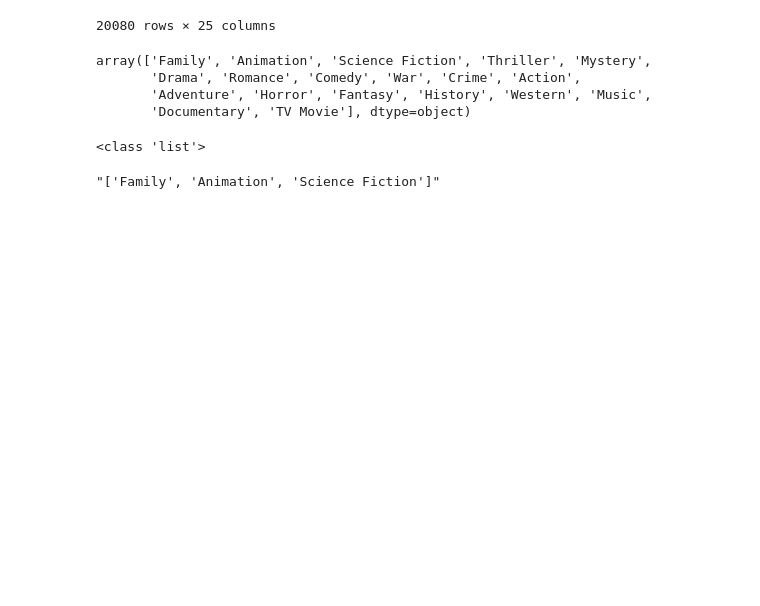
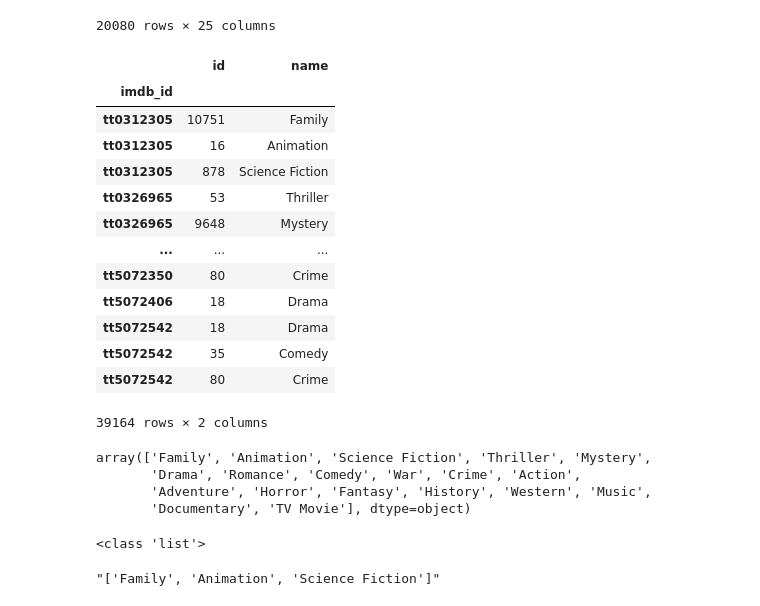
Before and after one commit to jonnunez92/IMDB-MySQL, a Jupyter notebook: IMDB - Part 4_Hypothesis Testing - Jonathan Nunez.ipynb, the cells around one changed output. Cells and saved outputs as stored; diff of their text form; code cells hidden in the pictures; blank space fills up the shorter version.

```diff
--- a/IMDB - Part 4_Hypothesis Testing - Jonathan Nunez.ipynb
+++ b/IMDB - Part 4_Hypothesis Testing - Jonathan Nunez.ipynb
@@ -745,6 +746,22 @@ df_q3
 # %%
 exploded = df_q3.explode('genres')
 exploded_unpack = exploded['genres'].apply(pd.Series)
+exploded_unpack
+# %% [output]
+|  | id | name |
+| imdb_id |  |  |
+| tt0312305 | 10751 | Family |
+| tt0312305 | 16 | Animation |
+| tt0312305 | 878 | Science Fiction |
+| tt0326965 | 53 | Thriller |
+| tt0326965 | 9648 | Mystery |
+| ... | ... | ... |
+| tt5072350 | 80 | Crime |
+| tt5072406 | 18 | Drama |
+| tt5072542 | 18 | Drama |
+| tt5072542 | 35 | Comedy |
+| tt5072542 | 80 | Crime |
+39164 rows × 2 columns
 # %%
 cols_to_make = exploded_unpack['name'].dropna().unique()
 cols_to_make
```
Also changed, not shown: parts of 7 cells of this notebook.
